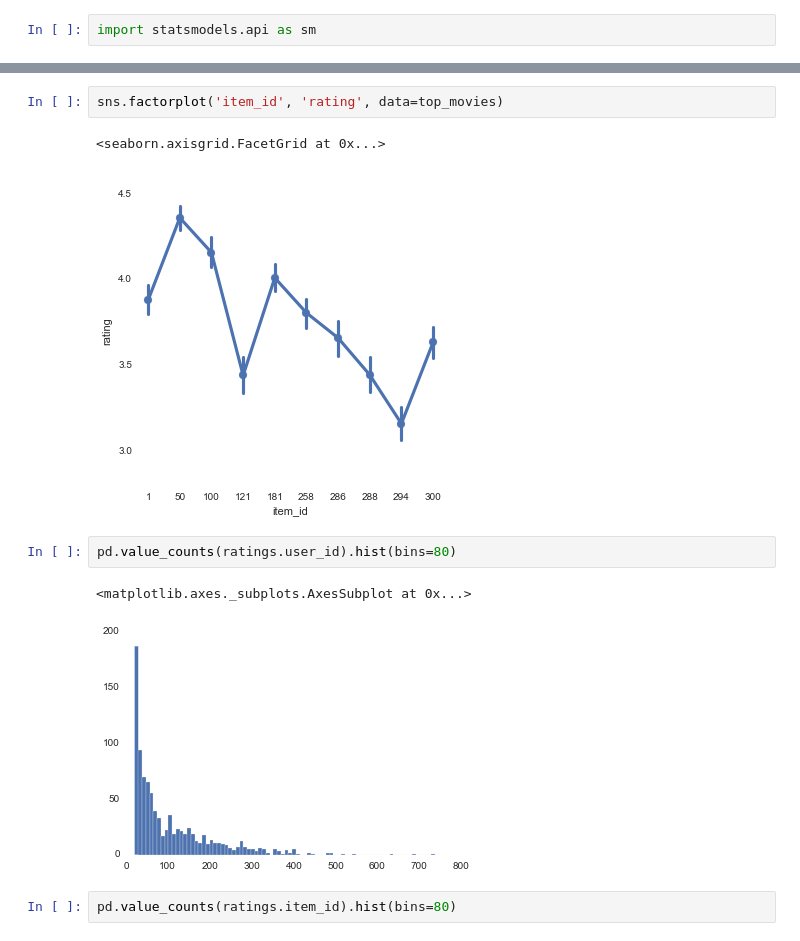
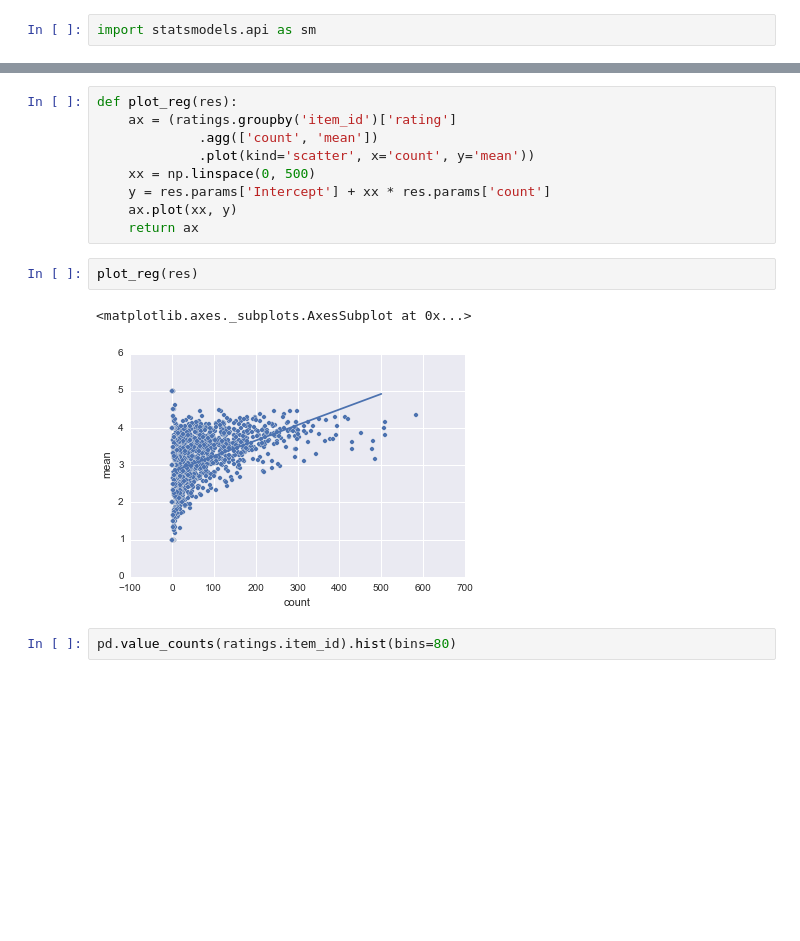
Before and after one commit to TomAugspurger/pyowa, a Jupyter notebook: MovieLens.ipynb, the cells around one changed output, grey strips where cells are left out. Drawn from its saved outputs; the diff is of its cells as text; blank space fills up the shorter version.

```diff
--- a/MovieLens.ipynb
+++ b/MovieLens.ipynb
@@ -310,13 +347,17 @@ OLS Regression Results
-# %%
-sns.factorplot('item_id', 'rating', data=top_movies)
-# %% [output]
-<seaborn.axisgrid.FacetGrid at 0x...>
-[figure, removed]
-# %%
-pd.value_counts(ratings.user_id).hist(bins=80)
-# %% [output]
-<matplotlib.axes._subplots.AxesSubplot at 0x...>
-[figure, removed]
+# %%
+def plot_reg(res):
+    ax = (ratings.groupby('item_id')['rating']
+             .agg(['count', 'mean'])
+             .plot(kind='scatter', x='count', y='mean'))
+    xx = np.linspace(0, 500)
+    y = res.params['Intercept'] + xx * res.params['count']
+    ax.plot(xx, y)
+    return ax
+# %%
+plot_reg(res)
+# %% [output]
+<matplotlib.axes._subplots.AxesSubplot at 0x...>
+[figure, added]
 # %%
 pd.value_counts(ratings.item_id).hist(bins=80)
 # %% [output]
```
Also changed, not shown: parts of 20 cells of this notebook, 2 other files.
